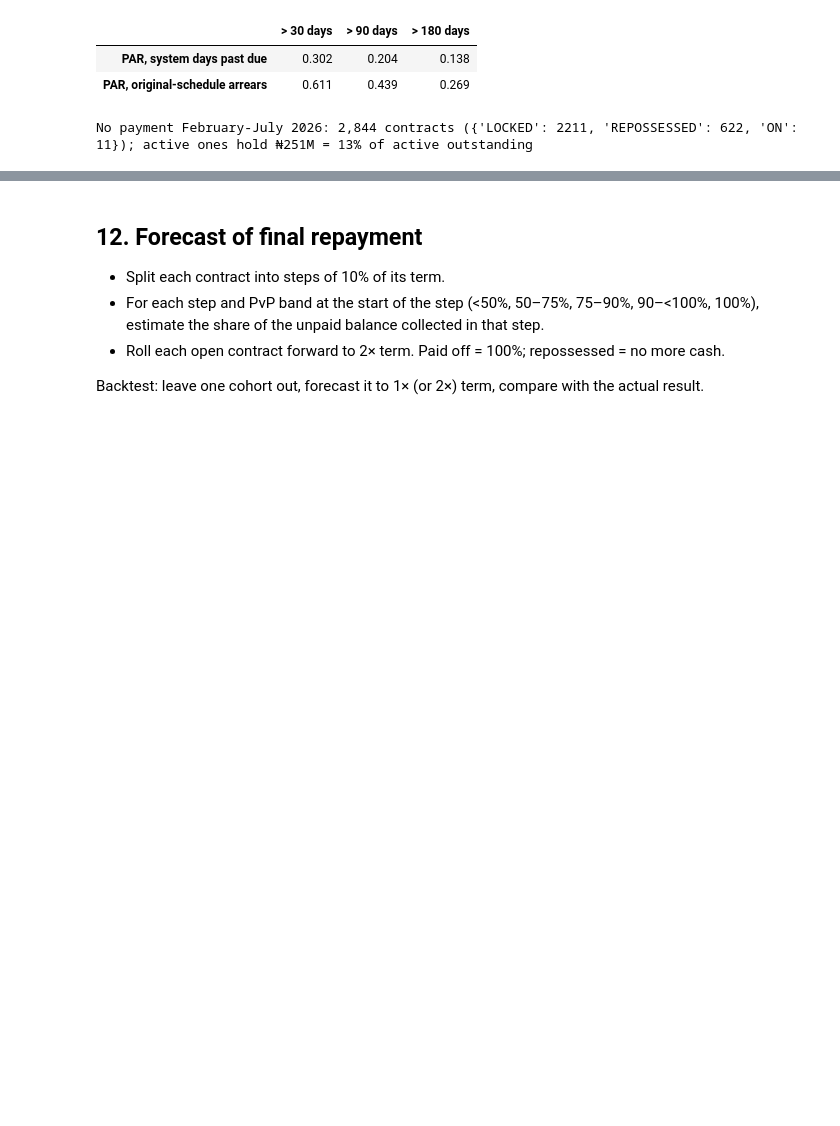
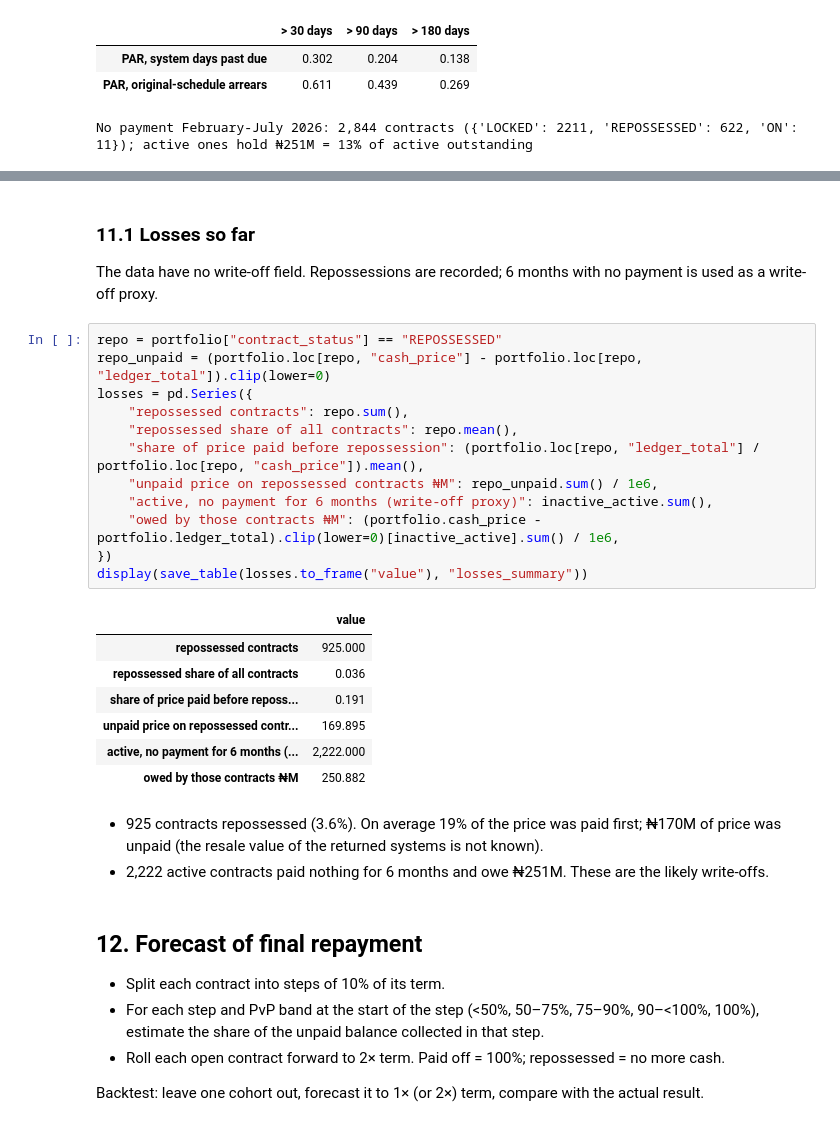
Before and after one commit to chilalaabubakar/EDA, a Jupyter notebook: case_study_5_paygo/PAYGo_Investment_Analysis.ipynb, the cells around one changed output, grey strips where cells are left out. Saved outputs shown, nothing was run; the diff lists cells and outputs as text; blank space fills up the shorter version.

```diff
--- a/case_study_5_paygo/PAYGo_Investment_Analysis.ipynb
+++ b/case_study_5_paygo/PAYGo_Investment_Analysis.ipynb
@@ -1094,3 +1114,31 @@ No payment February-July 2026: 2,844 contracts ({'LOCKED': 2211, 'REPOSSESSED':
+# %% [markdown]
+### 11.1 Losses so far
+
+The data have no write-off field. Repossessions are recorded; 6 months with no payment is used as a write-off proxy.
+# %%
+repo = portfolio["contract_status"] == "REPOSSESSED"
+repo_unpaid = (portfolio.loc[repo, "cash_price"] - portfolio.loc[repo, "ledger_total"]).clip(lower=0)
+losses = pd.Series({
+    "repossessed contracts": repo.sum(),
+    "repossessed share of all contracts": repo.mean(),
+    "share of price paid before repossession": (portfolio.loc[repo, "ledger_total"] / portfolio.loc[repo, "cash_price"]).mean(),
+    "unpaid price on repossessed contracts ₦M": repo_unpaid.sum() / 1e6,
+    "active, no payment for 6 months (write-off proxy)": inactive_active.sum(),
+    "owed by those contracts ₦M": (portfolio.cash_price - portfolio.ledger_total).clip(lower=0)[inactive_active].sum() / 1e6,
+})
+display(save_table(losses.to_frame("value"), "losses_summary"))
+# %% [output]
+|  | value |
+| repossessed contracts | 925.000 |
+| repossessed share of all contracts | 0.036 |
+| share of price paid before reposs... | 0.191 |
+| unpaid price on repossessed contr... | 169.895 |
+| active, no payment for 6 months (... | 2,222.000 |
+| owed by those contracts ₦M | 250.882 |
+# %% [markdown]
+- 925 contracts repossessed (3.6%). On average 19% of the price was paid first; ₦170M of price was unpaid (the
+  resale value of the returned systems is not known).
+- 2,222 active contracts paid nothing for 6 months and owe ₦251M. These are the likely write-offs.
 # %% [markdown]
 ## 12. Forecast of final repayment
 
```
Also changed, not shown: parts of 5 cells of this notebook, 5 other files.
